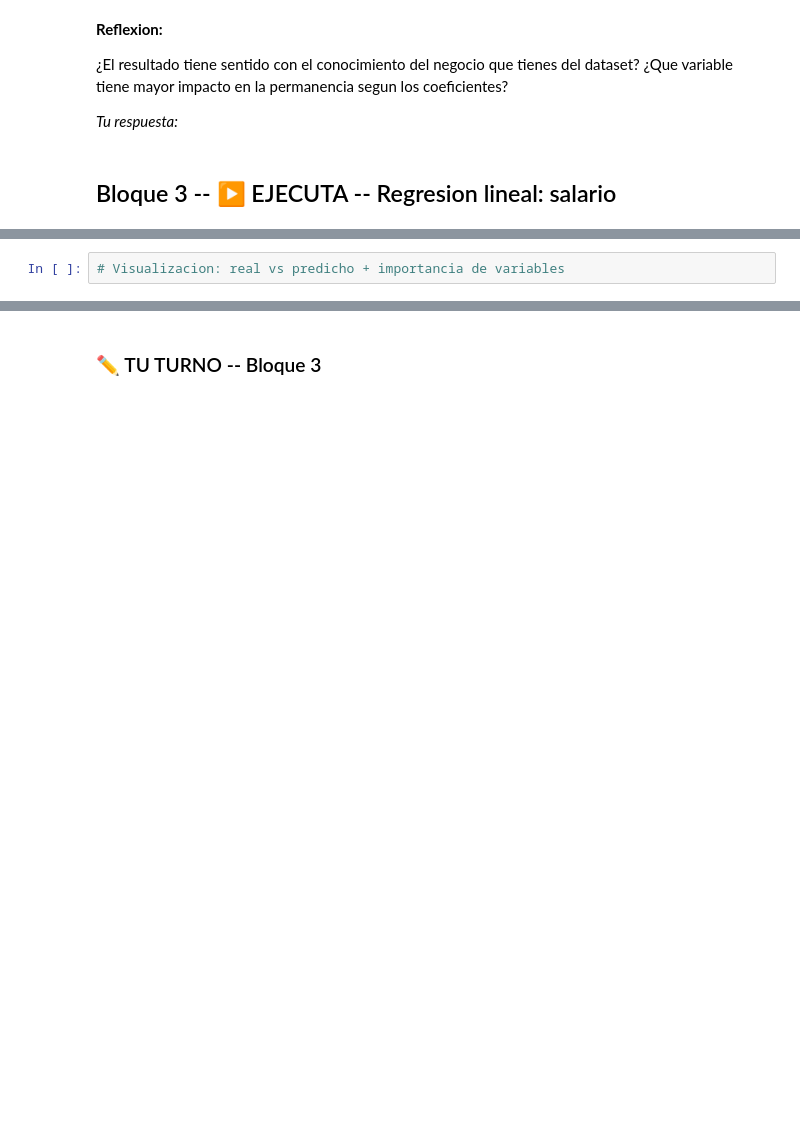
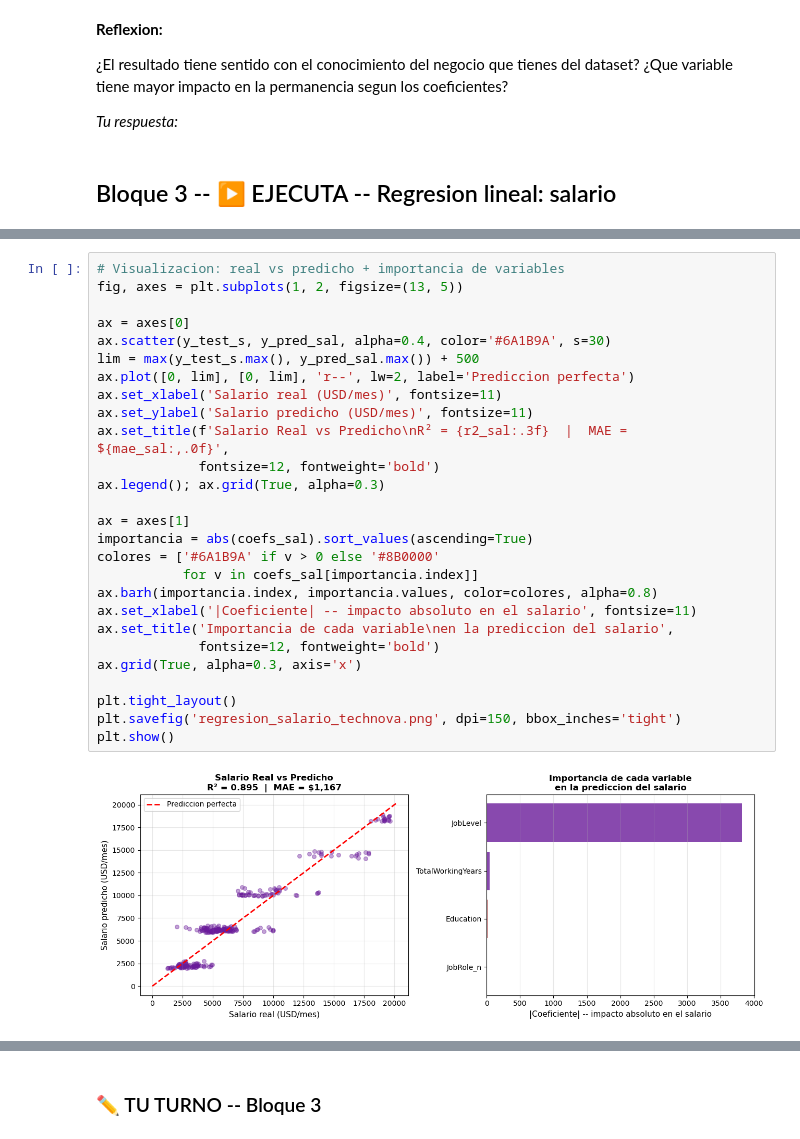
Before and after one commit to demonassit/CursoMLJMG2026, a Jupyter notebook: Visualización/Sesion05/S5_ML_Supervisado_Estudiante.ipynb, the cells around one changed output, grey strips where cells are left out. Drawn from its saved outputs; the diff is of its cells as text; blank space fills up the shorter version.

```diff
--- a/Visualización/Sesion05/S5_ML_Supervisado_Estudiante.ipynb
+++ b/Visualización/Sesion05/S5_ML_Supervisado_Estudiante.ipynb
@@ -546,5 +615,32 @@ print("Reemplaza este print con tu codigo")
 # %%
 # Visualizacion: real vs predicho + importancia de variables
+fig, axes = plt.subplots(1, 2, figsize=(13, 5))
+
+ax = axes[0]
+ax.scatter(y_test_s, y_pred_sal, alpha=0.4, color='#6A1B9A', s=30)
+lim = max(y_test_s.max(), y_pred_sal.max()) + 500
+ax.plot([0, lim], [0, lim], 'r--', lw=2, label='Prediccion perfecta')
+ax.set_xlabel('Salario real (USD/mes)', fontsize=11)
+ax.set_ylabel('Salario predicho (USD/mes)', fontsize=11)
+ax.set_title(f'Salario Real vs Predicho\nR² = {r2_sal:.3f}  |  MAE = ${mae_sal:,.0f}',
+             fontsize=12, fontweight='bold')
+ax.legend(); ax.grid(True, alpha=0.3)
+
+ax = axes[1]
+importancia = abs(coefs_sal).sort_values(ascending=True)
+colores = ['#6A1B9A' if v > 0 else '#8B0000'
+           for v in coefs_sal[importancia.index]]
+ax.barh(importancia.index, importancia.values, color=colores, alpha=0.8)
+ax.set_xlabel('|Coeficiente| -- impacto absoluto en el salario', fontsize=11)
+ax.set_title('Importancia de cada variable\nen la prediccion del salario',
+             fontsize=12, fontweight='bold')
+ax.grid(True, alpha=0.3, axis='x')
+
+plt.tight_layout()
+plt.savefig('regresion_salario_technova.png', dpi=150, bbox_inches='tight')
+plt.show()
+# %% [output]
+[figure, added]
 # %%
 # Guardar modelo de salario
 joblib.dump(modelo_sal, 'modelo_salario.pkl')
```
Also changed, not shown: parts of 8 cells of this notebook, 4 other files.
